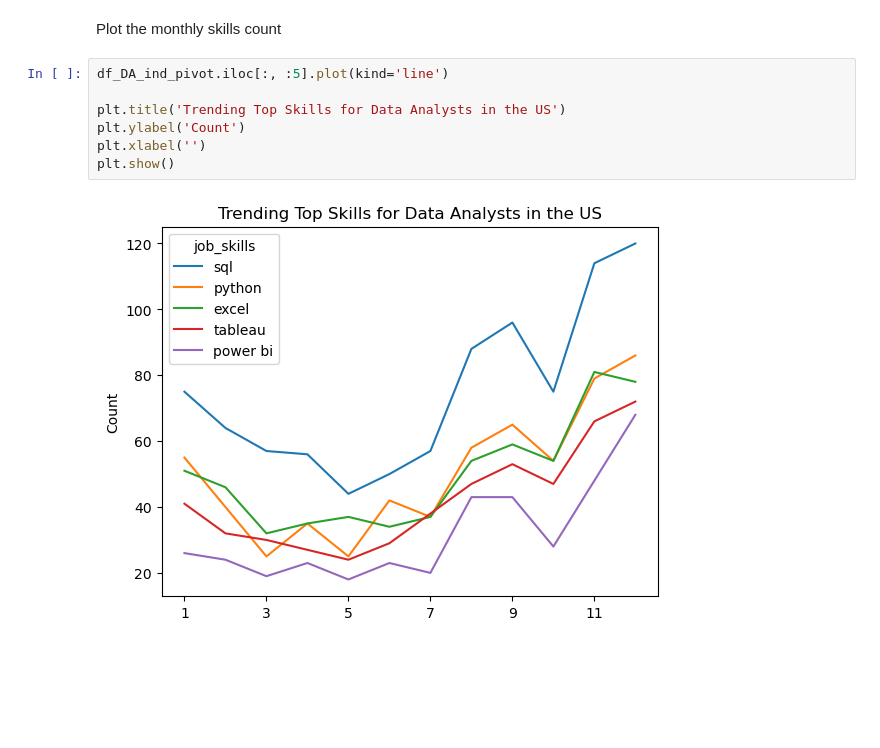
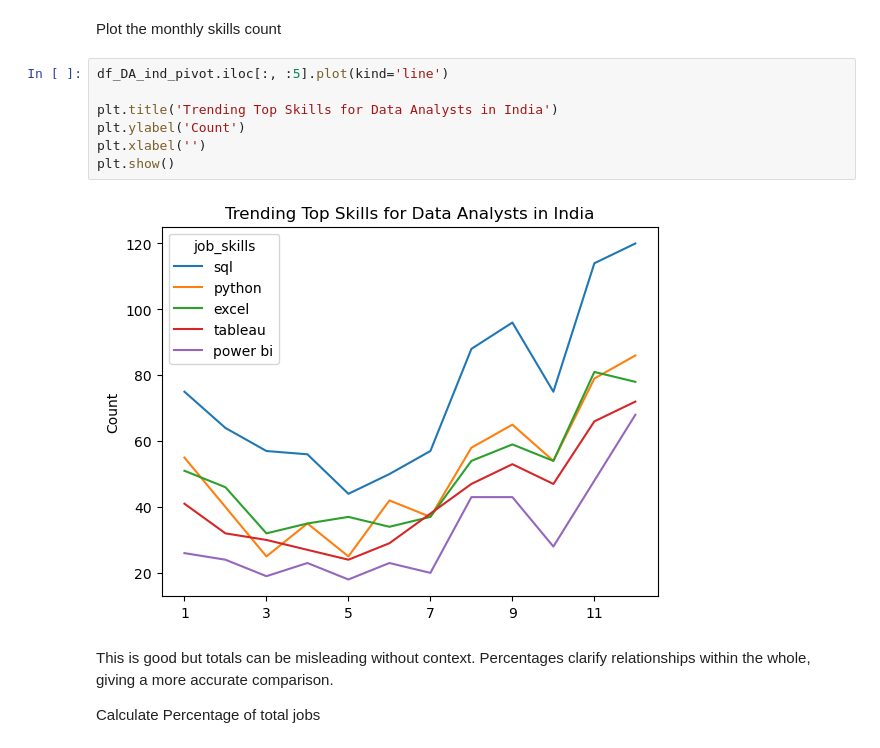
Before and after one commit to Prashant0594/python_data_projects, a Jupyter notebook: PROJECTS/2_skills_trend.ipynb, the cells around one changed output. Saved outputs shown, nothing was run; the diff lists cells and outputs as text; blank space fills up the shorter version.

```diff
--- a/PROJECTS/2_skills_trend.ipynb
+++ b/PROJECTS/2_skills_trend.ipynb
@@ -87,9 +87,13 @@ Plot the monthly skills count
 # %%
 df_DA_ind_pivot.iloc[:, :5].plot(kind='line')
 
-plt.title('Trending Top Skills for Data Analysts in the US')
+plt.title('Trending Top Skills for Data Analysts in India')
 plt.ylabel('Count')
 plt.xlabel('')
 plt.show()
 # %% [output]
-[figure, old version]
+[figure, new version]
+# %% [markdown]
+This is good but totals can be misleading without context. Percentages clarify relationships within the whole, giving a more accurate comparison.
+
+Calculate Percentage of total jobs
```
Also changed, not shown: parts of 4 cells of this notebook.
